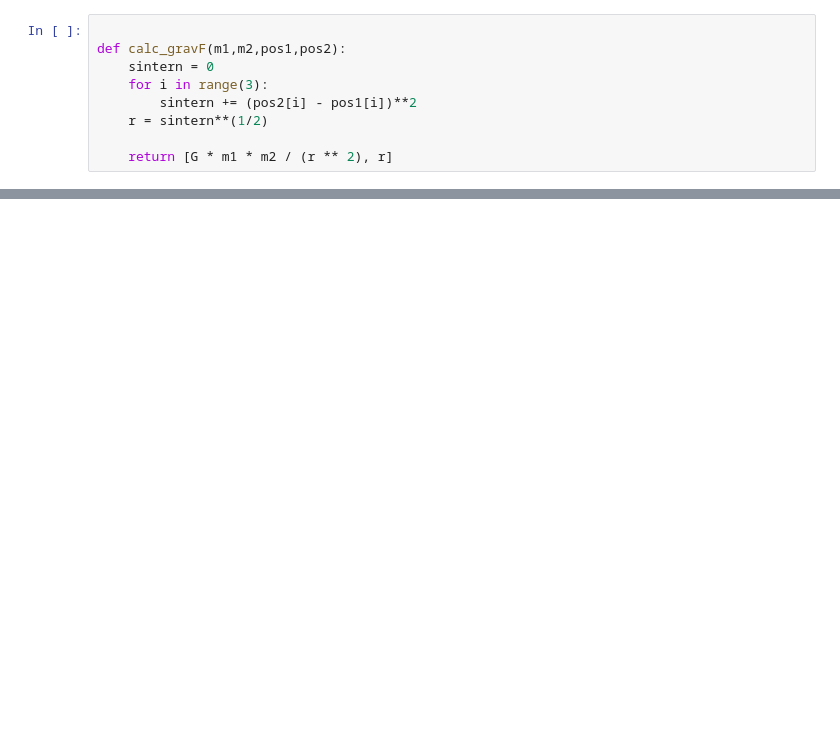
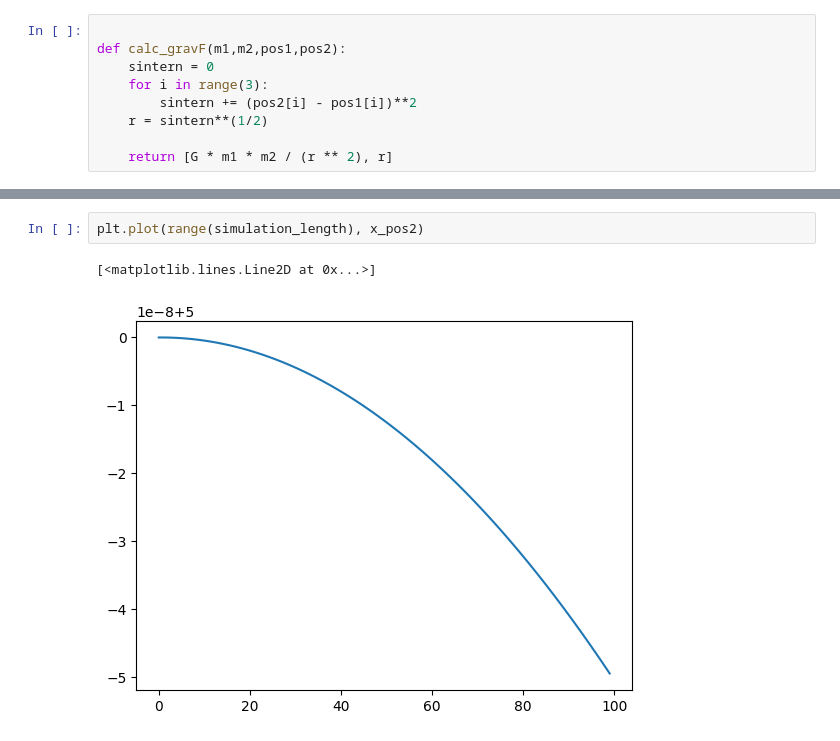
Before and after one commit to AndrewSykes1/grav-sim, a Jupyter notebook: gravitational_test_setup.IPYNB, the cells around one changed output, grey strips where cells are left out. Drawn from its saved outputs; the diff is of its cells as text; blank space fills up the shorter version.

```diff
--- a/gravitational_test_setup.IPYNB
+++ b/gravitational_test_setup.IPYNB
@@ -81,0 +95,5 @@ ValueError: x and y must have same first dimension, but have shapes (100,) and (
+# %%
+plt.plot(range(simulation_length), x_pos2)
+# %% [output]
+[<matplotlib.lines.Line2D at 0x...>]
+[figure, added]
```
Also changed, not shown: parts of 5 cells of this notebook.
